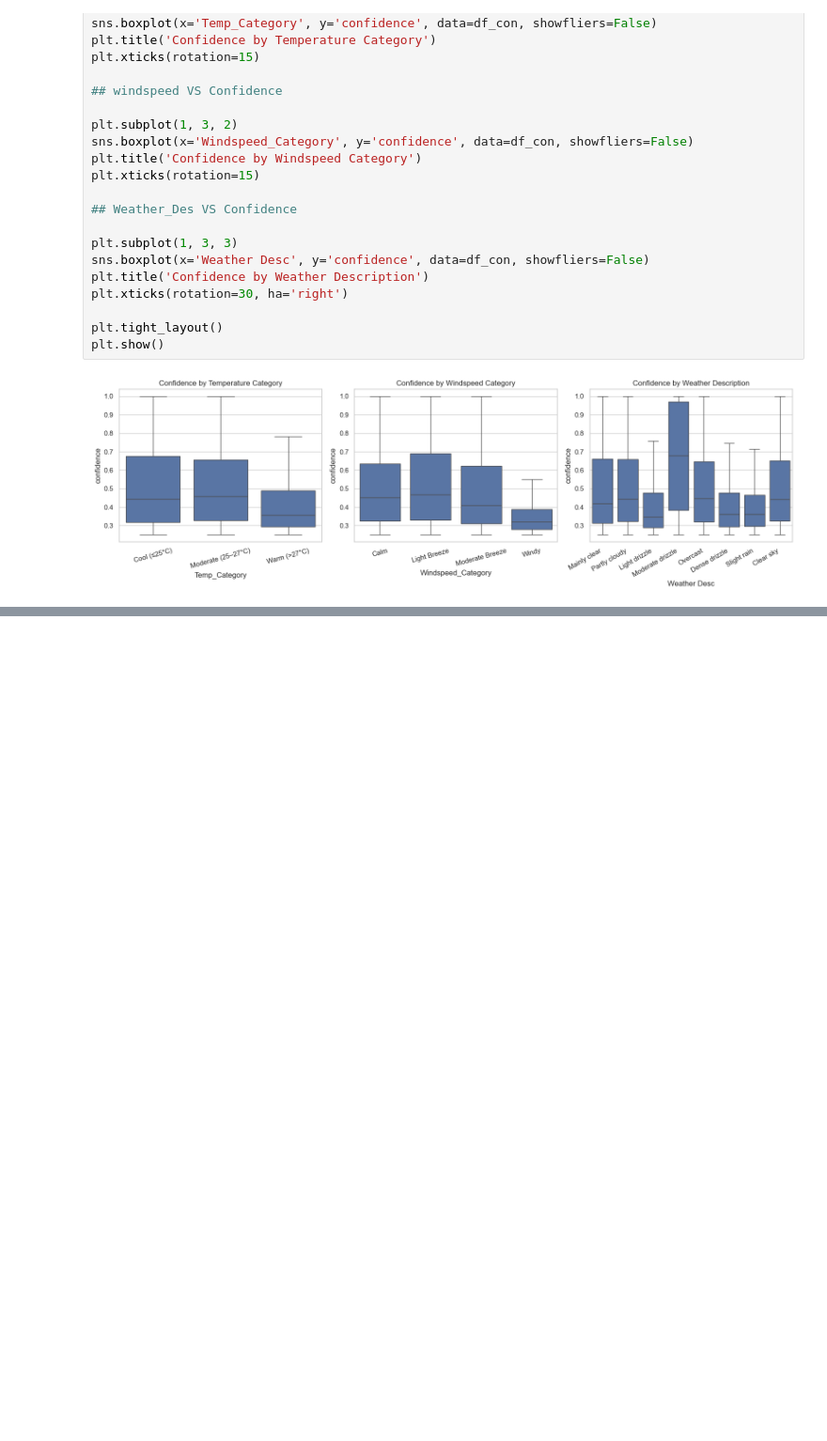
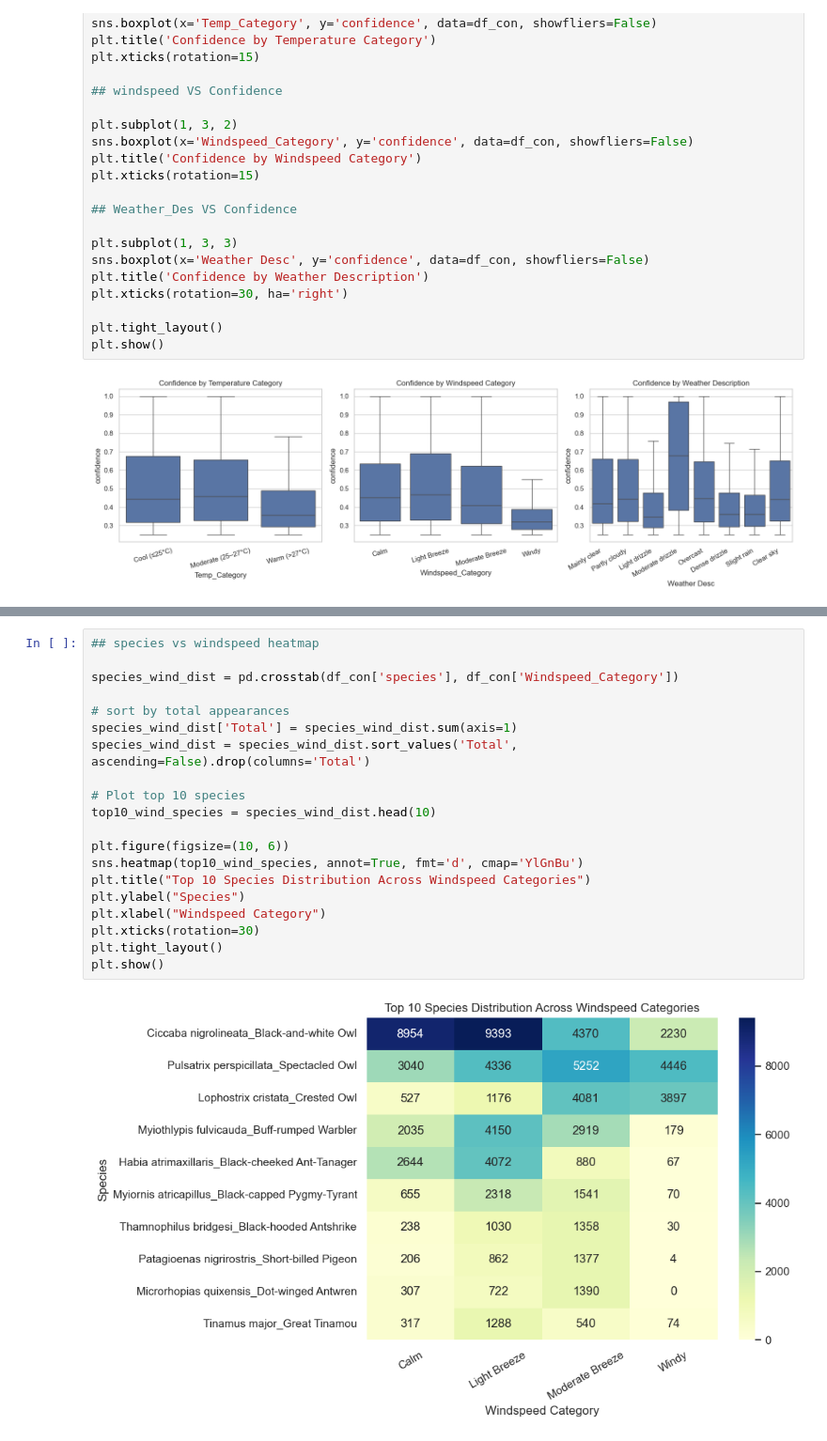
Before and after one commit to QianFu520/Bioacoustics-analysis, a Jupyter notebook: data exploration & Analysis _QIAN.ipynb, the cells around one changed output, grey strips where cells are left out. Shown at 94% size. Drawn from its saved outputs; the diff is of its cells as text; blank space fills up the shorter version.

```diff
--- a/data exploration & Analysis _QIAN.ipynb
+++ b/data exploration & Analysis _QIAN.ipynb
@@ -425,0 +594,22 @@ plt.show()
+# %%
+## species vs windspeed heatmap
+
+species_wind_dist = pd.crosstab(df_con['species'], df_con['Windspeed_Category'])
+
+# sort by total appearances
+species_wind_dist['Total'] = species_wind_dist.sum(axis=1)
+species_wind_dist = species_wind_dist.sort_values('Total', ascending=False).drop(columns='Total')
+
+# Plot top 10 species
+top10_wind_species = species_wind_dist.head(10)
+
+plt.figure(figsize=(10, 6))
+sns.heatmap(top10_wind_species, annot=True, fmt='d', cmap='YlGnBu')
+plt.title("Top 10 Species Distribution Across Windspeed Categories")
+plt.ylabel("Species")
+plt.xlabel("Windspeed Category")
+plt.xticks(rotation=30)
+plt.tight_layout()
+plt.show()
+# %% [output]
+[figure, added]
```
Also changed, not shown: parts of 43 cells of this notebook.
